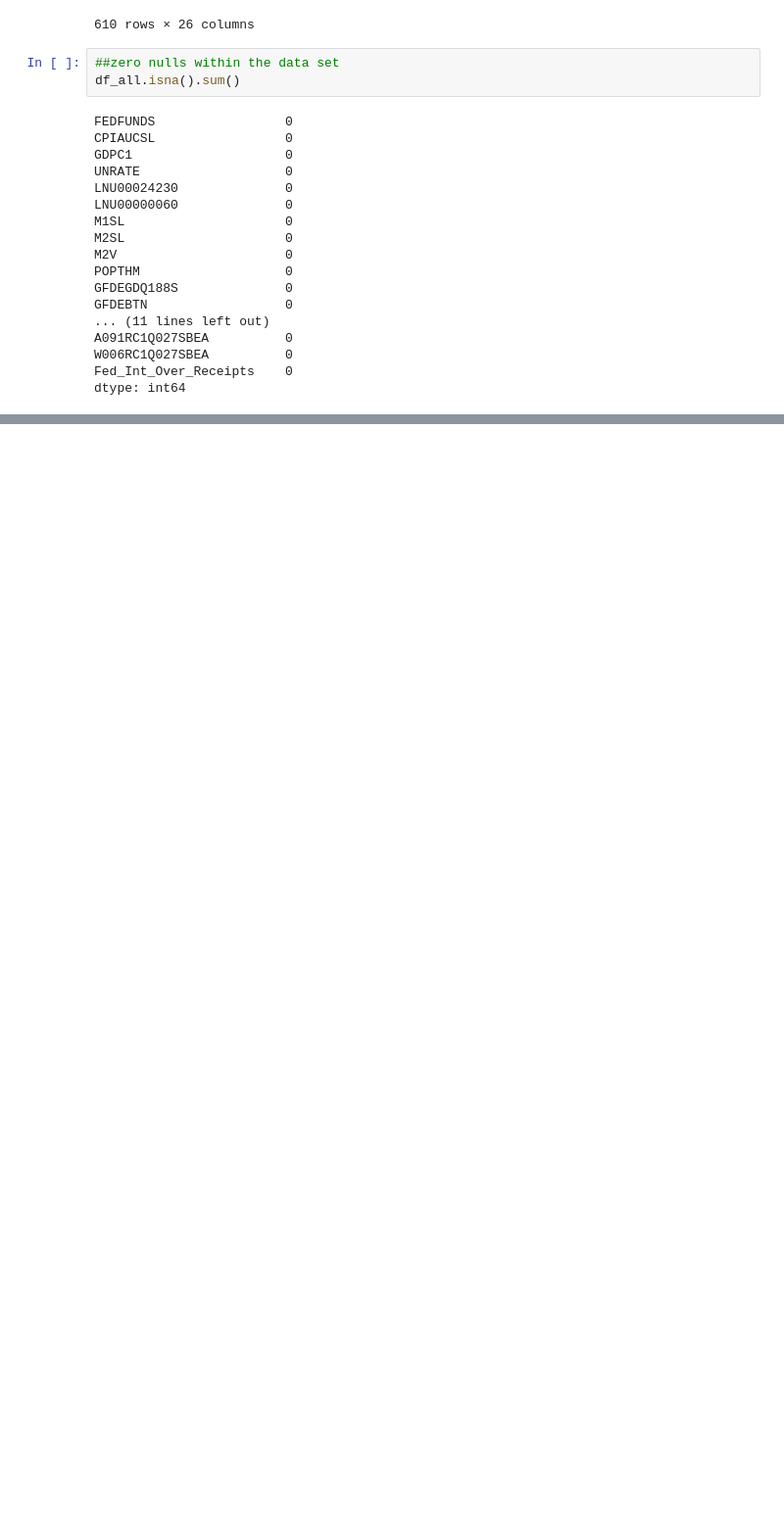
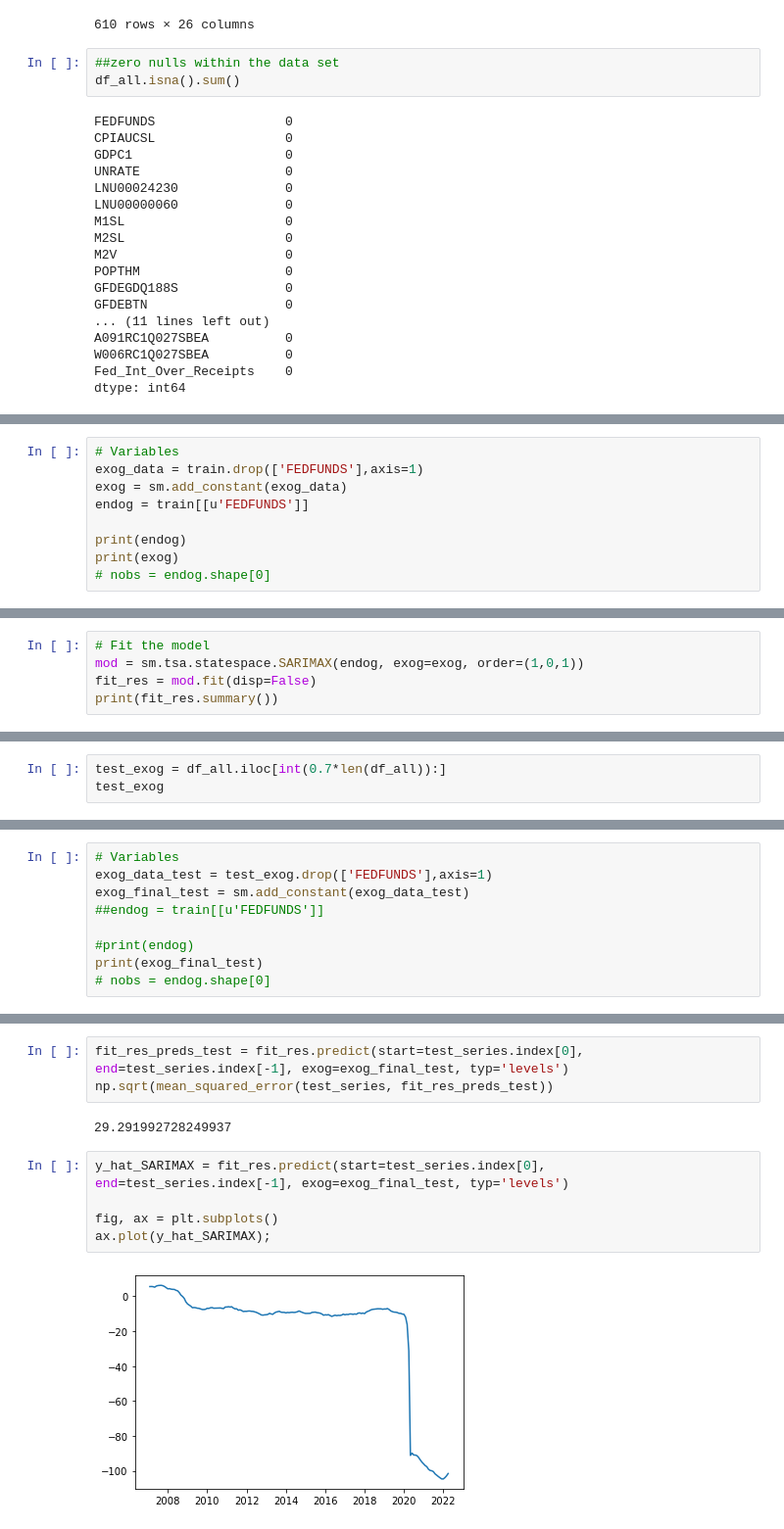
Before and after one commit to mychaldubyk/Federal-Funds-Rate-Analysis, a Jupyter notebook: Final_Notebooks/Capstone_SARIMAX_FINAL.ipynb, the cells around one changed output, grey strips where cells are left out. Shown: that part at 98% size. Drawn from its saved outputs; the diff is of its cells as text; blank space fills up the shorter version.

Commit message:
final SARIMAX stretch goal notebook

```diff
--- a/Final_Notebooks/Capstone_SARIMAX_FINAL.ipynb
+++ b/Final_Notebooks/Capstone_SARIMAX_FINAL.ipynb
@@ -255,0 +380,9 @@ dtype: int64
+# %%
+# Variables
+exog_data = train.drop(['FEDFUNDS'],axis=1)
+exog = sm.add_constant(exog_data)
+endog = train[[u'FEDFUNDS']]
+
+print(endog)
+print(exog)
+# nobs = endog.shape[0]
@@ -255,0 +407,5 @@ dtype: int64
+# %%
+# Fit the model
+mod = sm.tsa.statespace.SARIMAX(endog, exog=exog, order=(1,0,1))
+fit_res = mod.fit(disp=False)
+print(fit_res.summary())
@@ -255,0 +435,3 @@ dtype: int64
+# %%
+test_exog = df_all.iloc[int(0.7*len(df_all)):]
+test_exog
@@ -255,0 +453,9 @@ dtype: int64
+# %%
+# Variables
+exog_data_test = test_exog.drop(['FEDFUNDS'],axis=1)
+exog_final_test = sm.add_constant(exog_data_test)
+##endog = train[[u'FEDFUNDS']]
+
+#print(endog)
+print(exog_final_test)
+# nobs = endog.shape[0]
@@ -255,0 +480,12 @@ dtype: int64
+# %%
+fit_res_preds_test = fit_res.predict(start=test_series.index[0], end=test_series.index[-1], exog=exog_final_test, typ='levels')
+np.sqrt(mean_squared_error(test_series, fit_res_preds_test))
+# %% [output]
+29.291992728249937
+# %%
+y_hat_SARIMAX = fit_res.predict(start=test_series.index[0], end=test_series.index[-1], exog=exog_final_test, typ='levels')
+
+fig, ax = plt.subplots()
+ax.plot(y_hat_SARIMAX);
+# %% [output]
+[figure, added]
```
Also changed, not shown: parts of 17 cells of this notebook.
